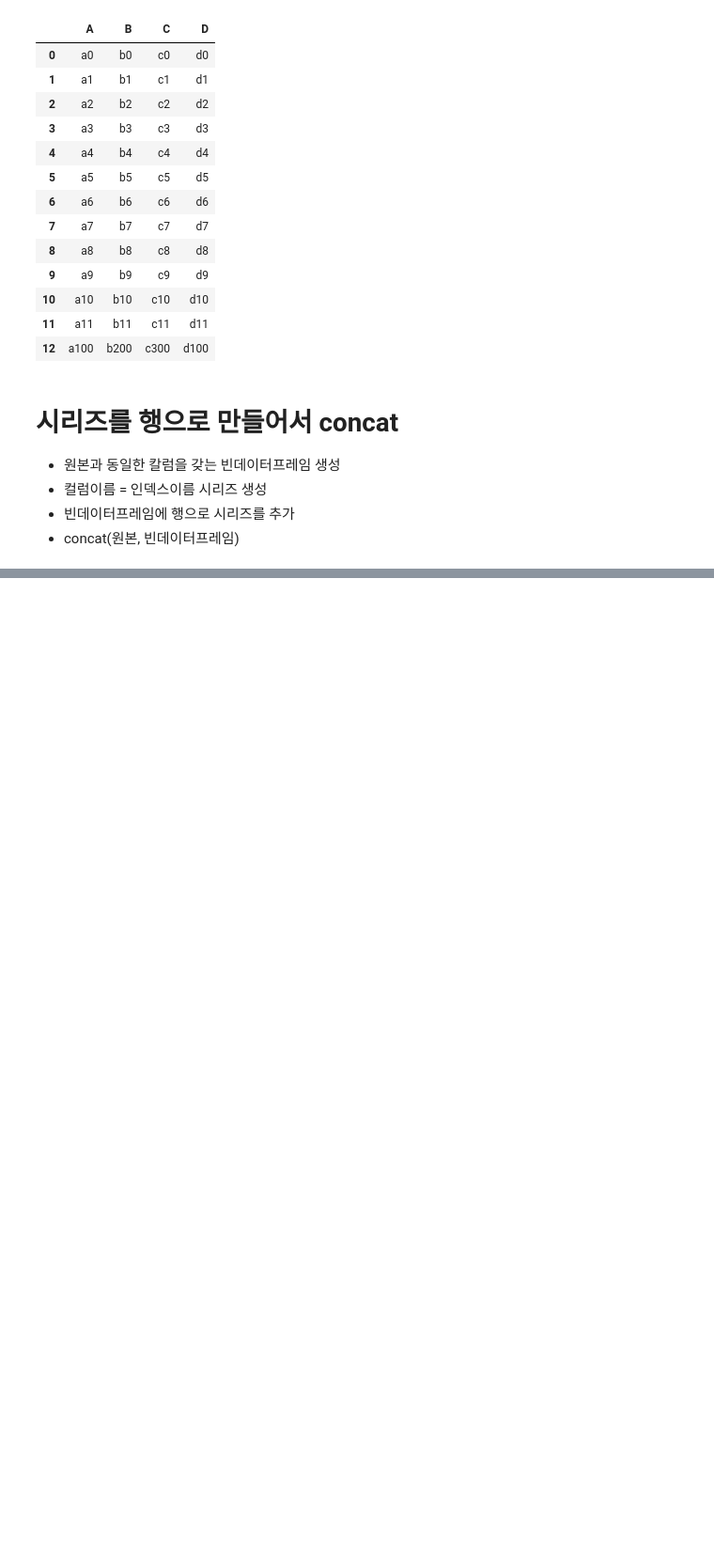
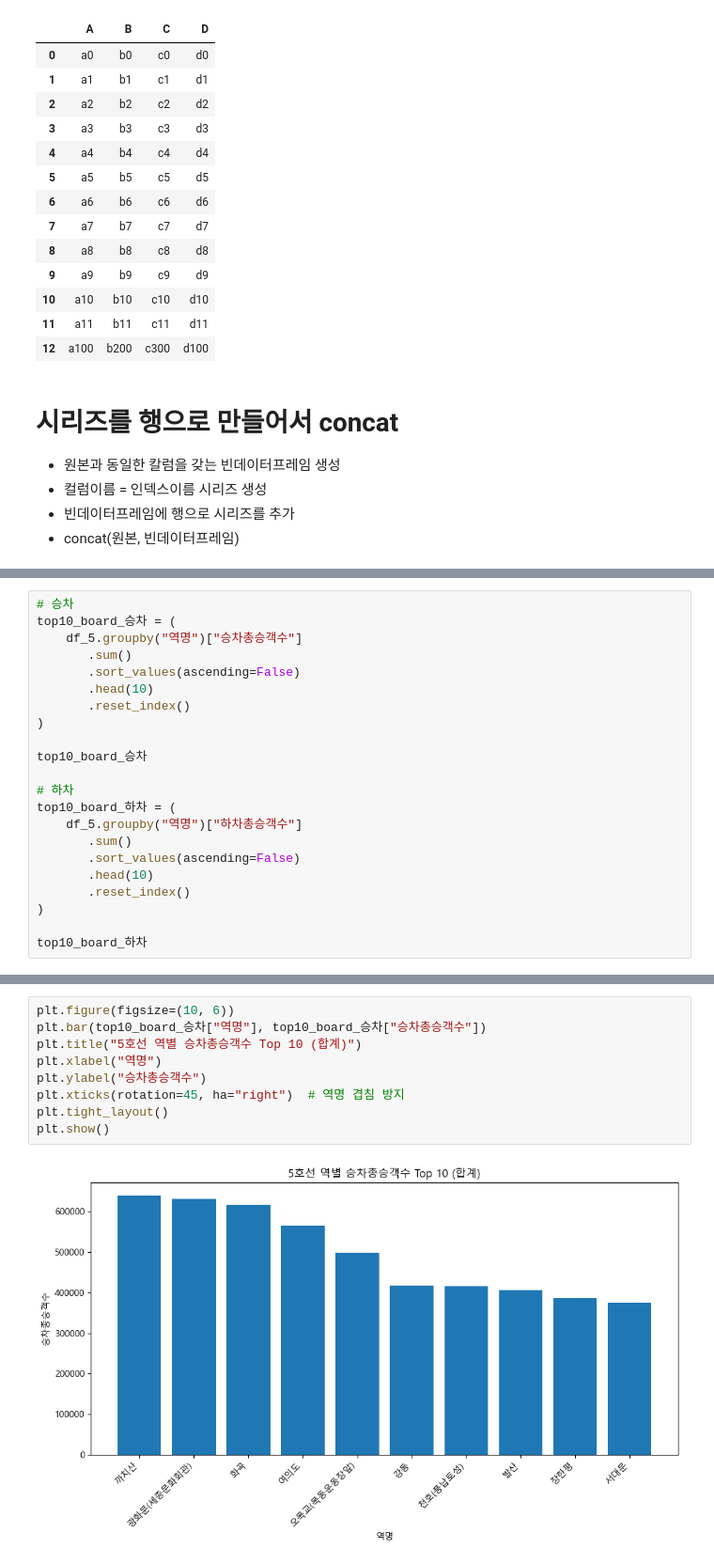
Before and after one commit to YTS-12/hipython, a Jupyter notebook: 데이터 전처리.ipynb, the cells around one changed output, grey strips where cells are left out. Shown at 94% size. Saved outputs shown, nothing was run; the diff lists cells and outputs as text; blank space fills up the shorter version.

```diff
--- a/데이터 전처리.ipynb
+++ b/데이터 전처리.ipynb
@@ -512,0 +656,22 @@ new_total_df
+# %%
+# 승차
+top10_board_승차 = (
+    df_5.groupby("역명")["승차총승객수"]
+       .sum()
+       .sort_values(ascending=False)
+       .head(10)
+       .reset_index()
+)
+
+top10_board_승차
+
+# 하차
+top10_board_하차 = (
+    df_5.groupby("역명")["하차총승객수"]
+       .sum()
+       .sort_values(ascending=False)
+       .head(10)
+       .reset_index()
+)
+
+top10_board_하차
@@ -512,0 +690,11 @@ new_total_df
+# %%
+plt.figure(figsize=(10, 6))
+plt.bar(top10_board_승차["역명"], top10_board_승차["승차총승객수"])
+plt.title("5호선 역별 승차총승객수 Top 10 (합계)")
+plt.xlabel("역명")
+plt.ylabel("승차총승객수")
+plt.xticks(rotation=45, ha="right")  # 역명 겹침 방지
+plt.tight_layout()
+plt.show()
+# %% [output]
+[figure, added]
```
Also changed, not shown: parts of 26 cells of this notebook, 2 other files.
